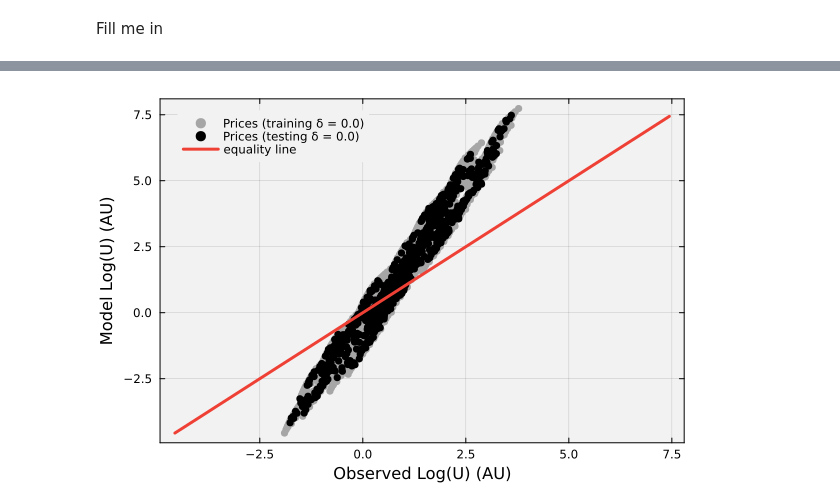
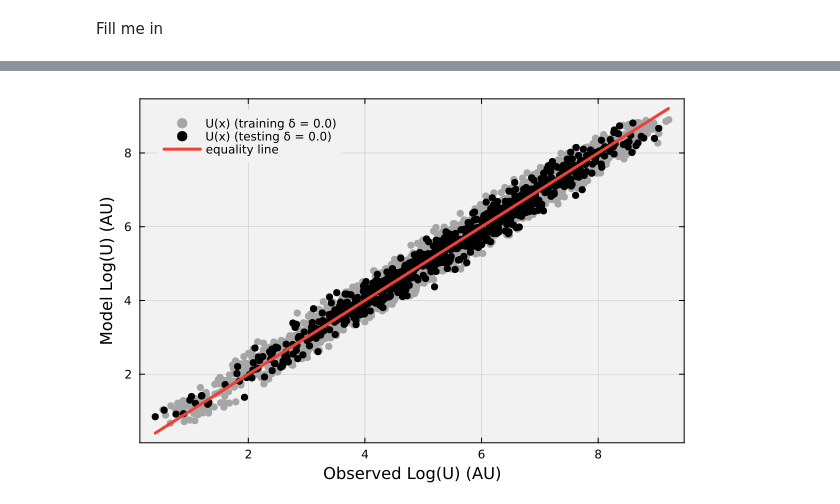
Before and after one commit to varnerlab/CHEME-5800-Labs-Fall-2025, a Jupyter notebook: labs/week-8/L8d/CHEME-5800-L8d-Solution-CrossValidation-Fall-2025.ipynb, the cells around one changed output, grey strips where cells are left out. Drawn from its saved outputs; the diff is of its cells as text; code cells hidden in the pictures.

```diff
--- a/labs/week-8/L8d/CHEME-5800-L8d-Solution-CrossValidation-Fall-2025.ipynb
+++ b/labs/week-8/L8d/CHEME-5800-L8d-Solution-CrossValidation-Fall-2025.ipynb
@@ -79,8 +79,9 @@ Fill me in
 
     # initialize -
     α = 2.0; # intercept
+    σ = 1.0; # noise level
     number_of_features = size(D, 2);
-    γ = randn(number_of_features); # coefficients
+    γ = 1.0 .+ σ * randn(number_of_features); # coefficients
 
     (α,γ)
 end
@@ -136,12 +137,11 @@ training, testing = let
 
     # setup training -
     one_vector = ones(number_of_training_samples);
-    training = (X = [D[training_indices, :] one_vector], y = ŷ[training_indices]);
+    training = (X = [log.(D[training_indices, :]) one_vector], y = ŷ[training_indices]);
 
     # setup testing -
     one_vector = ones(length(testing_indices));
-    testing = (X = [D[testing_indices, :] one_vector], y = ŷ[testing_indices]);
-
+    testing = (X = [log.(D[testing_indices, :]) one_vector], y = ŷ[testing_indices]);
     training, testing;
 end;
 # %%
@@ -250,26 +261,31 @@ Fill me in
 # %%
 let
 
     # initialize -
     p = vcat(γ, log(α));
+    p = θ̂; # use estimated parameters
     predicted_training_y_reg = training.X * p; # predicted output for the training data
     predicted_testing_y_reg = testing.X * p; # predicted output for the testing data
 
     # initialize -
     y_train = training.y;
     ŷ_train = predicted_training_y_reg;
     y_test = testing.y;
     ŷ_test = predicted_testing_y_reg;
 
-    # plot -
-    xy_line = min(minimum(ŷ_train), minimum(y_train)):1:max(maximum(y_train),maximum(ŷ_train)) |> collect;
-    scatter(y_train,ŷ_train,label="Prices (training δ = $(δ))",c=:gray65, msc=:gray65)
-    scatter!(y_test,ŷ_test,label="Prices (testing δ = $(δ))",c=:black, msc=:black)
+    dv = [ŷ_train ; y_train ; ŷ_test ; y_test];
+    L = minimum(dv);
+    U = maximum(dv);
+    xy_line = L:0.1:U |> collect;
+
+    scatter(y_train,ŷ_train,label="U(x) (training δ = $(δ))",c=:gray65, msc=:gray65)
+    scatter!(y_test,ŷ_test,label="U(x) (testing δ = $(δ))",c=:black, msc=:black)
     plot!(xy_line,xy_line,lw=3, label="equality line", c=colorant"#EF4035")
+
 
     xlabel!("Observed Log(U) (AU)", fontsize=18)
     ylabel!("Model Log(U) (AU)", fontsize=18)
     plot!(bg="gray95", background_color_outside="white", framestyle = :box, fg_legend = :transparent);
 end
 # %% [output]
-[figure, old version]
+[figure, new version]
```
Also changed, not shown: parts of 5 cells of this notebook.
